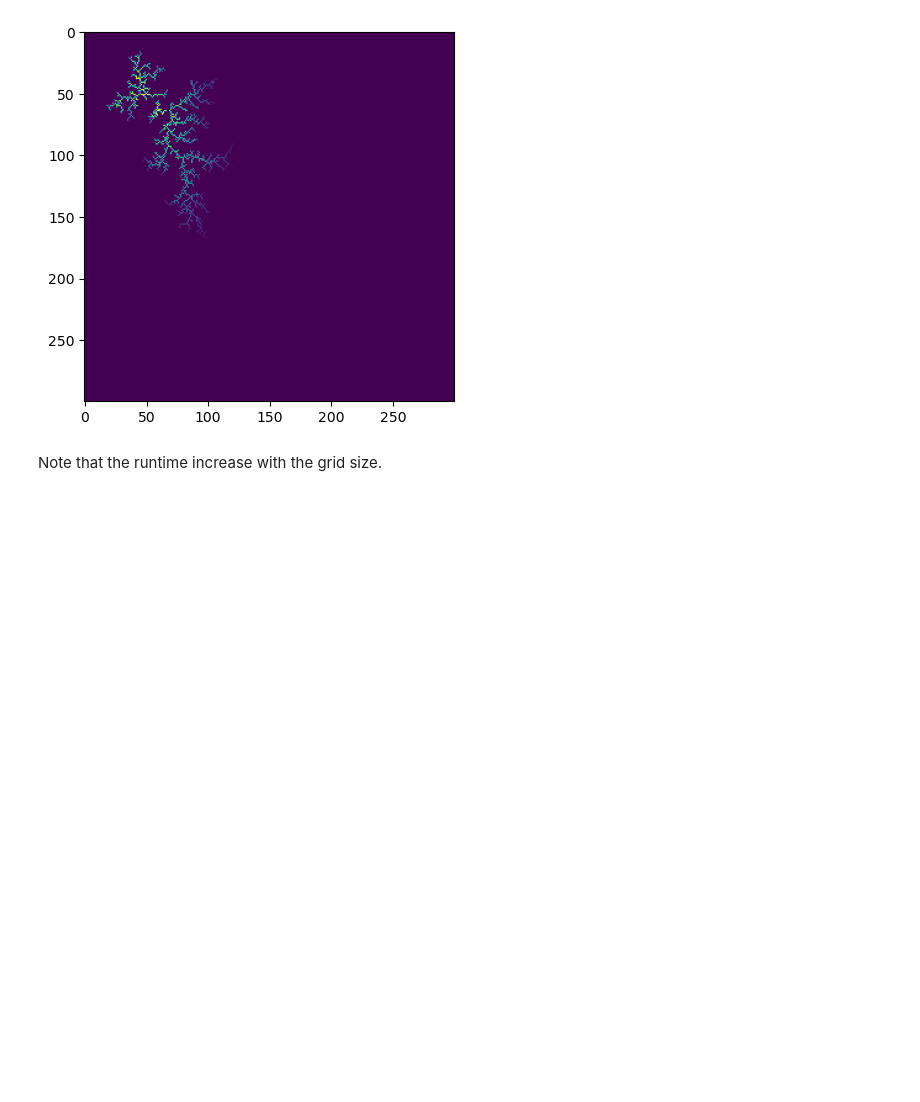
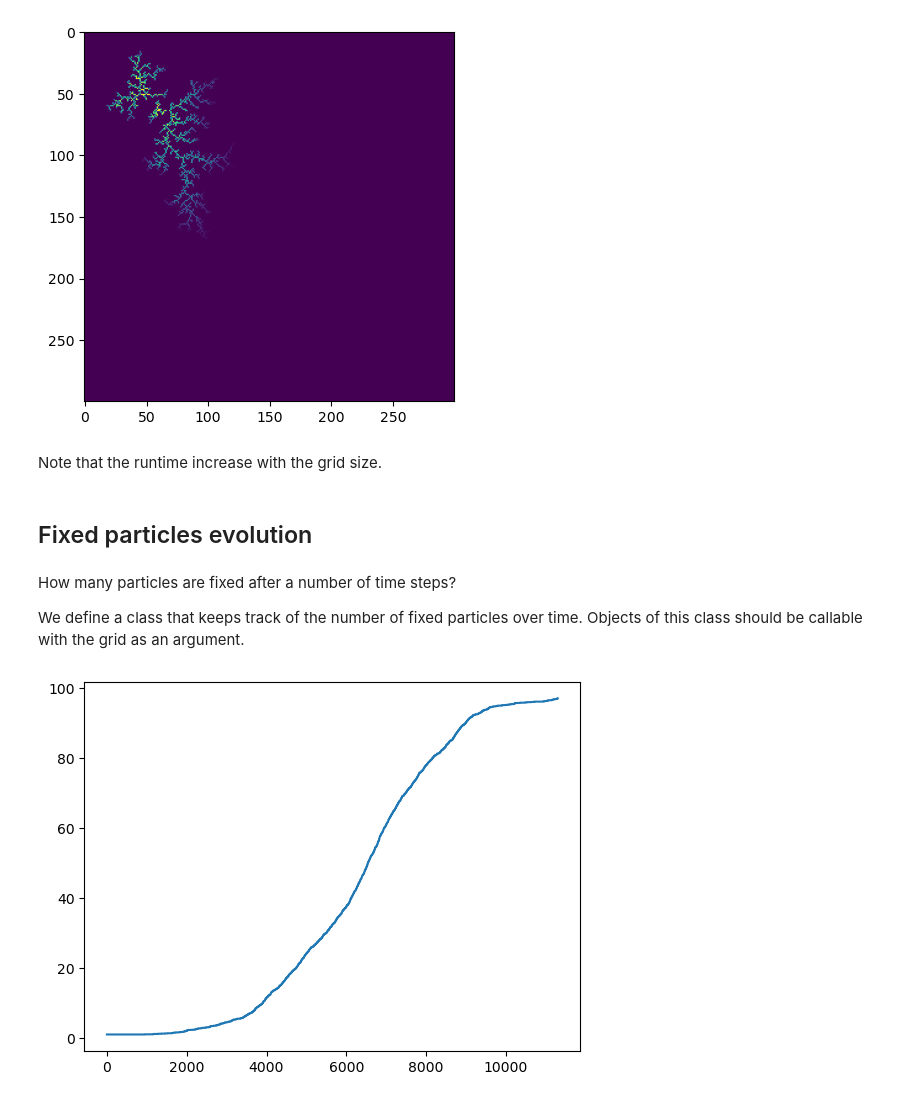
Before and after one commit to gjbex/Scientific-Python, a Jupyter notebook: source-code/diffusion_limited_aggregation.ipynb, the cells around one changed output. Drawn from its saved outputs; the diff is of its cells as text; code cells hidden in the pictures; blank space fills up the shorter version.

Commit message:
Add measures

```diff
--- a/source-code/diffusion_limited_aggregation.ipynb
+++ b/source-code/diffusion_limited_aggregation.ipynb
@@ -20,7 +21,7 @@ The following class implements such a simulation.
 # %%
 class System:
 
-    def __init__(self, grid_size, nr_particles=None, fixed_particles=None):
+    def __init__(self, grid_size, nr_particles=None, fixed_particles=None, measures=None):
         '''Initialize a new system
 
         Parameters
@@ -34,7 +35,8 @@ class System:
         fixed_particle: list[tuple]
             Coordinates [1, grid_size - 2] of the fixed points, by default the point in the
             middle of the grid.  Note that fixed points can not be on the edge of the grid.
-
+        measures: list[Measure]
+            List of measures to be computed at each time step.
         Returns
         -------
         System:
@@ -66,6 +68,10 @@ class System:
         self._moving_particles = self._place_particles(nr_particles)
         self._nr_particles = len(self._moving_particles) + len(self._fixed_particles)
         self._step = 0
+        if measures is None:
+            self._measures = []
+        else:
+            self._measures = measures
 
     @property
     def nr_particles(self):
@@ -164,6 +170,8 @@ class System:
                 self._fixed_particles.append(new_coord)
             else:
                 self._moving_particles[particle_idx] = new_coord
+            for measure in self._measures:
+                measure(self)
 
     def run(self, verbose=False):
         '''Run the simulation to conclusion
@@ -282,3 +288,9 @@ visualize_system(system)
 [figure]
 # %% [markdown]
 Note that the runtime increase with the grid size.
+# %% [markdown]
+## Fixed particles evolution
+# %% [markdown]
+How many particles are fixed after a number of time steps?
+
+We define a class that keeps track of the number of fixed particles over time.  Objects of this class should be callable with the grid as an argument.
@@ -284,0 +353,12 @@ Note that the runtime increase with the grid size.
+# %%
+nr_runs = 20
+size = 25
+measures = []
+for _ in range(nr_runs):
+    measures.append(NumberFisxedParticles())
+    system = System(size, measures=[measures[-1]])
+    system.run()
+counts = NumberFisxedParticles.aggregate(measures)
+plt.plot(list(range(len(counts))), counts);
+# %% [output]
+[figure, added]
```
Also changed, not shown: parts of 3 cells of this notebook.
